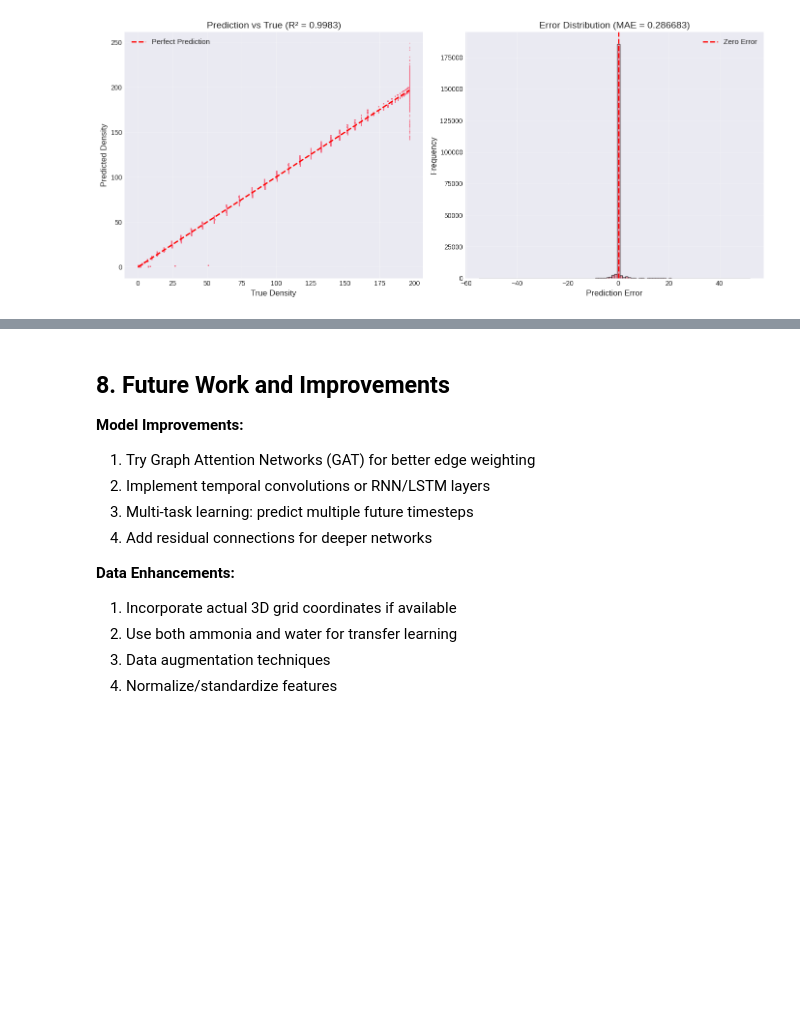
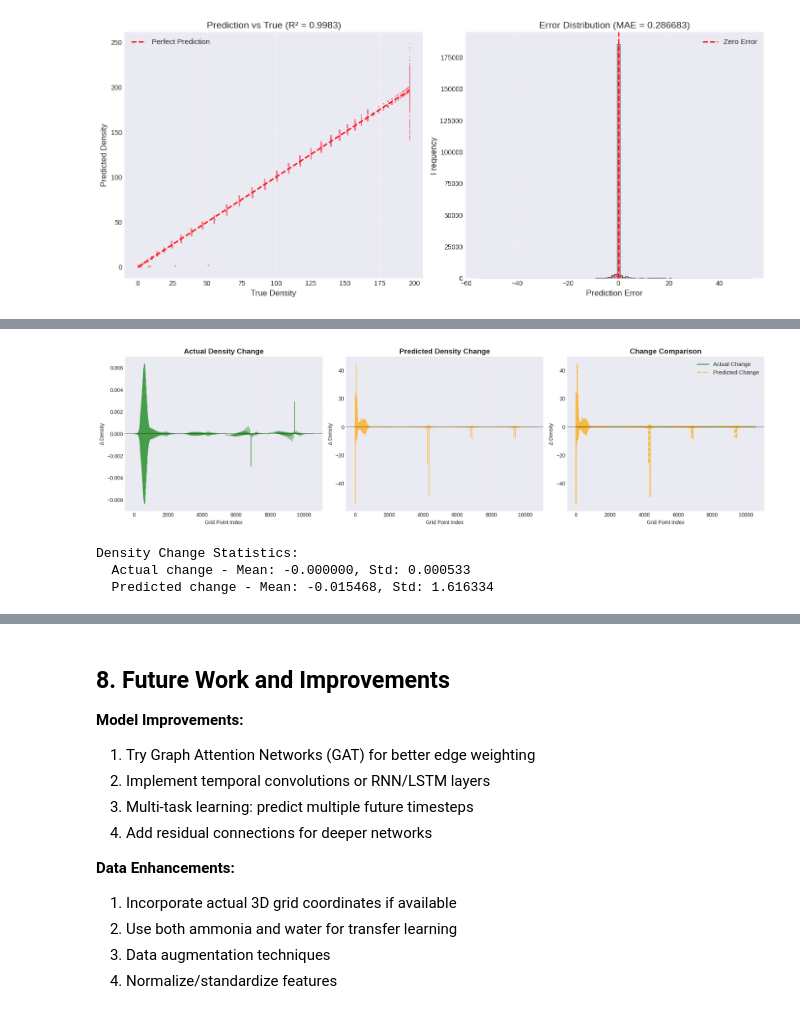
Before and after one commit to Sarthak-GS/Predicting-Electron-Interactions-as-Evolving-Graphs, a Jupyter notebook: electron_density_gnn.ipynb, the cells around one changed output, grey strips where cells are left out. Drawn from its saved outputs; the diff is of its cells as text; code cells hidden in the pictures; blank space fills up the shorter version.

```diff
--- a/electron_density_gnn.ipynb
+++ b/electron_density_gnn.ipynb
@@ -544,0 +732,43 @@ plt.show()
+# %%
+# Show density change over time (delta)
+fig, axes = plt.subplots(1, 3, figsize=(18, 5))
+
+# Change from initial to actual
+actual_change = actual_target - initial_state
+axes[0].plot(actual_change, linewidth=1, color='green', alpha=0.7)
+axes[0].axhline(y=0, color='black', linestyle='-', linewidth=0.5)
+axes[0].set_title('Actual Density Change', fontsize=14, fontweight='bold')
+axes[0].set_xlabel('Grid Point Index')
+axes[0].set_ylabel('Δ Density')
+axes[0].grid(True, alpha=0.3)
+
+# Change from initial to predicted
+predicted_change = predicted_target - initial_state
+axes[1].plot(predicted_change, linewidth=1, color='orange', alpha=0.7)
+axes[1].axhline(y=0, color='black', linestyle='-', linewidth=0.5)
+axes[1].set_title('Predicted Density Change', fontsize=14, fontweight='bold')
+axes[1].set_xlabel('Grid Point Index')
+axes[1].set_ylabel('Δ Density')
+axes[1].grid(True, alpha=0.3)
+
+# Comparison of changes
+axes[2].plot(actual_change, linewidth=2, color='green', alpha=0.7, label='Actual Change')
+axes[2].plot(predicted_change, linewidth=2, color='orange', alpha=0.7, label='Predicted Change', linestyle='--')
+axes[2].axhline(y=0, color='black', linestyle='-', linewidth=0.5)
+axes[2].set_title('Change Comparison', fontsize=14, fontweight='bold')
+axes[2].set_xlabel('Grid Point Index')
+axes[2].set_ylabel('Δ Density')
+axes[2].legend(fontsize=11)
+axes[2].grid(True, alpha=0.3)
+
+plt.tight_layout()
+plt.show()
+
+print(f"\nDensity Change Statistics:")
+print(f"  Actual change - Mean: {np.mean(actual_change):.6f}, Std: {np.std(actual_change):.6f}")
+print(f"  Predicted change - Mean: {np.mean(predicted_change):.6f}, Std: {np.std(predicted_change):.6f}")
+# %% [output]
+[figure, added]
+Density Change Statistics:
+  Actual change - Mean: -0.000000, Std: 0.000533
+  Predicted change - Mean: -0.015468, Std: 1.616334
```
Also changed, not shown: parts of 11 cells of this notebook.
